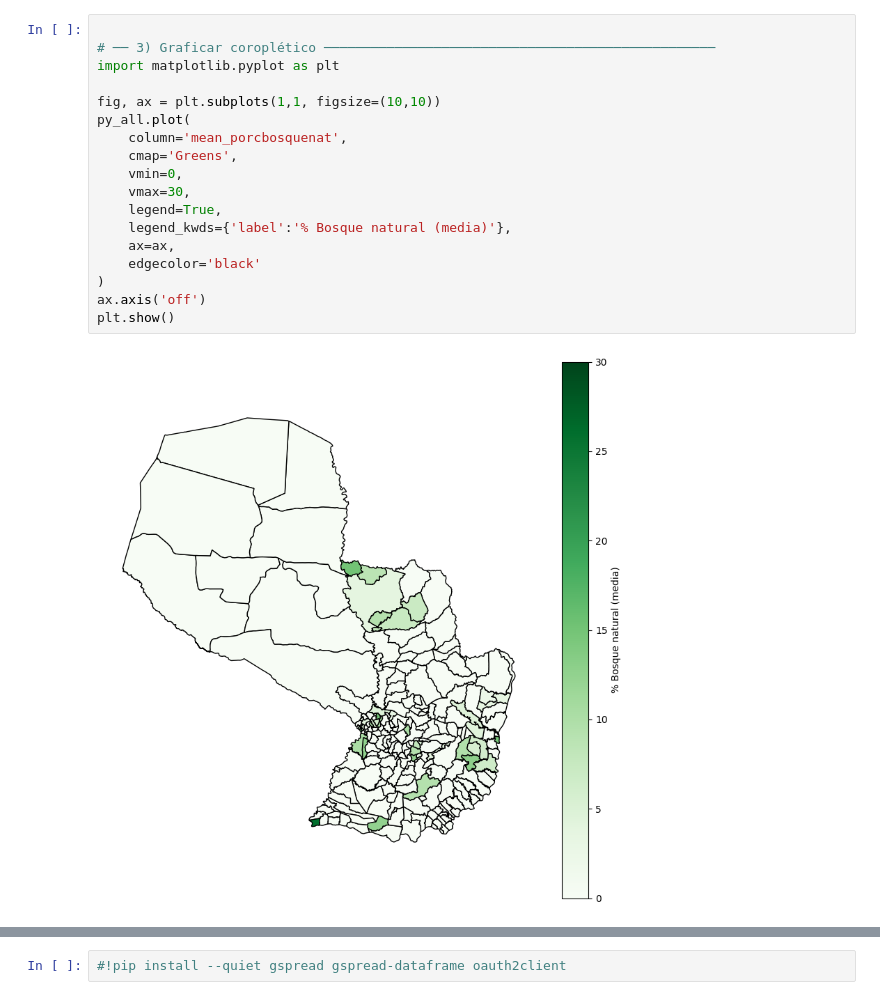
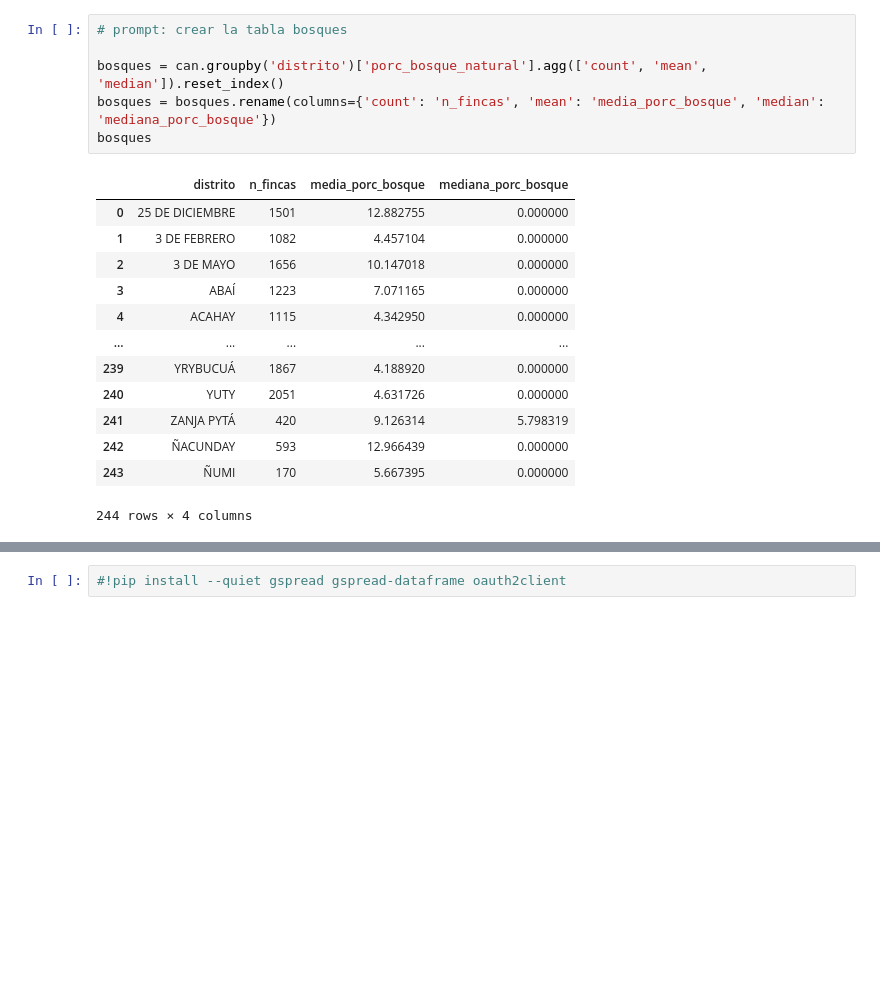
Before and after one commit to datosagropy/preciosagro, a Jupyter notebook: preciosagro.ipynb, the cells around one changed output, grey strips where cells are left out. Cells and saved outputs as stored; diff of their text form; blank space fills up the shorter version.

```diff
--- a/preciosagro.ipynb
+++ b/preciosagro.ipynb
@@ -568,20 +427,20 @@ py_all
-# %%
-
-# ── 3) Graficar coroplético ──────────────────────────────────────────────────
-import matplotlib.pyplot as plt
-
-fig, ax = plt.subplots(1,1, figsize=(10,10))
-py_all.plot(
-    column='mean_porcbosquenat',
-    cmap='Greens',
-    vmin=0,
-    vmax=30,
-    legend=True,
-    legend_kwds={'label':'% Bosque natural (media)'},
-    ax=ax,
-    edgecolor='black'
-)
-ax.axis('off')
-plt.show()
-# %% [output]
-[figure, removed]
+# %%
+# prompt: crear la tabla bosques
+
+bosques = can.groupby('distrito')['porc_bosque_natural'].agg(['count', 'mean', 'median']).reset_index()
+bosques = bosques.rename(columns={'count': 'n_fincas', 'mean': 'media_porc_bosque', 'median': 'mediana_porc_bosque'})
+bosques
+# %% [output]
+|  | distrito | n_fincas | media_porc_bosque | mediana_porc_bosque |
+| 0 | 25 DE DICIEMBRE | 1501 | 12.882755 | 0.000000 |
+| 1 | 3 DE FEBRERO | 1082 | 4.457104 | 0.000000 |
+| 2 | 3 DE MAYO | 1656 | 10.147018 | 0.000000 |
+| 3 | ABAÍ | 1223 | 7.071165 | 0.000000 |
+| 4 | ACAHAY | 1115 | 4.342950 | 0.000000 |
+| ... | ... | ... | ... | ... |
+| 239 | YRYBUCUÁ | 1867 | 4.188920 | 0.000000 |
+| 240 | YUTY | 2051 | 4.631726 | 0.000000 |
+| 241 | ZANJA PYTÁ | 420 | 9.126314 | 5.798319 |
+| 242 | ÑACUNDAY | 593 | 12.966439 | 0.000000 |
+| 243 | ÑUMI | 170 | 5.667395 | 0.000000 |
+244 rows × 4 columns
```
Also changed, not shown: parts of 21 cells of this notebook.
